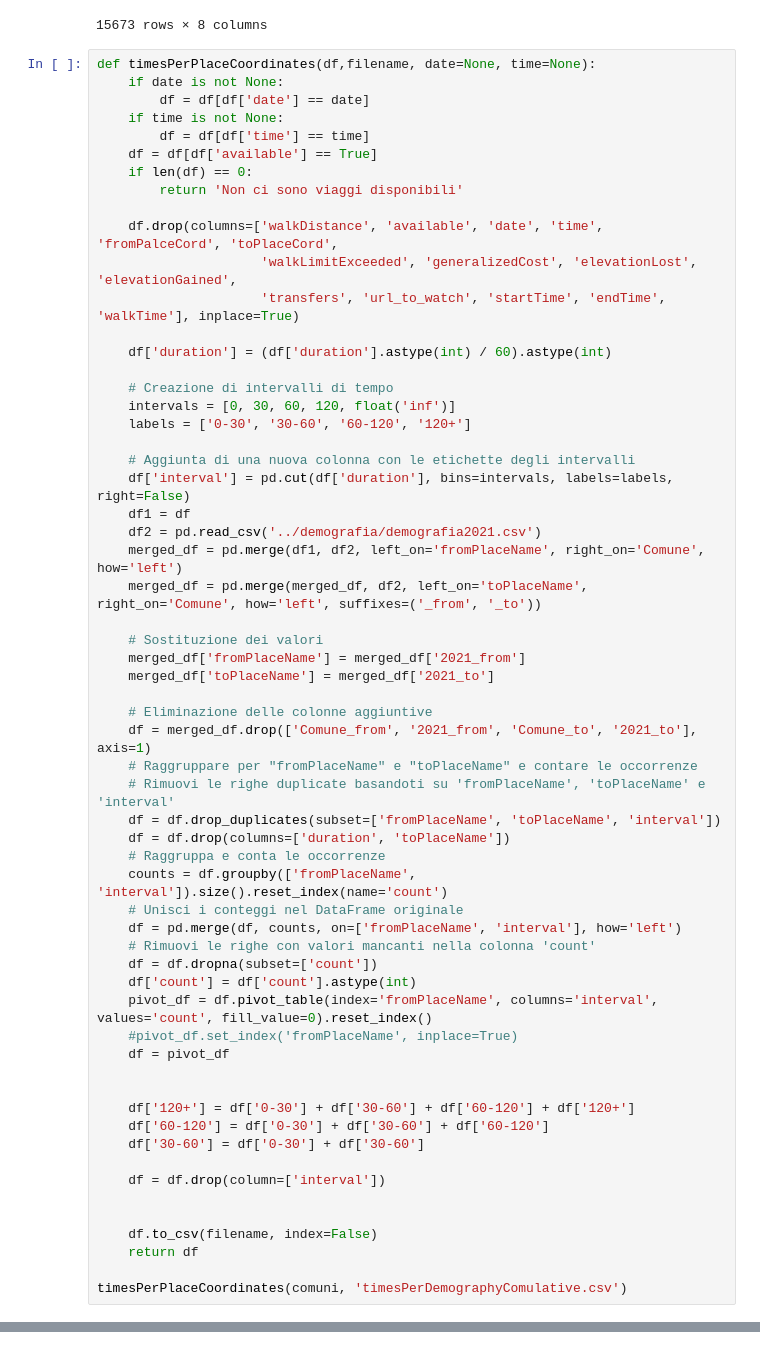
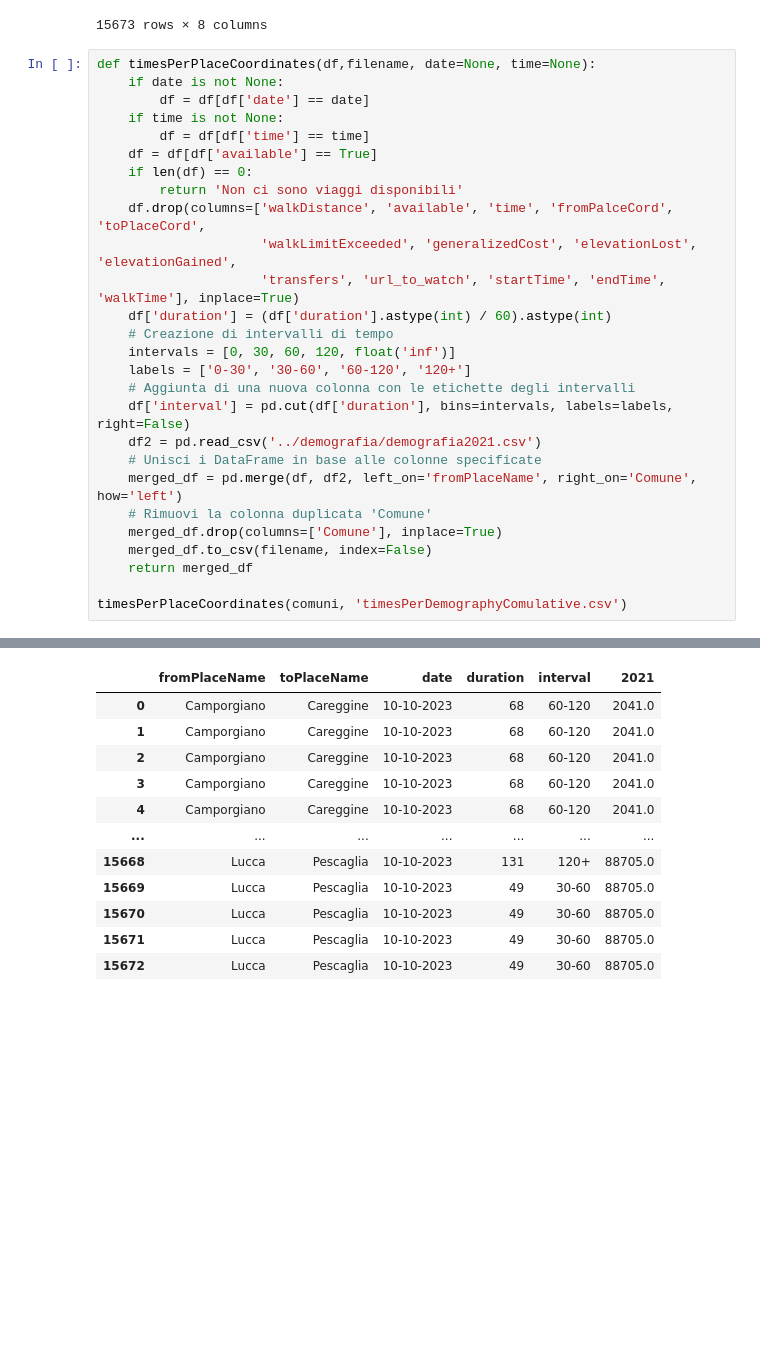
Before and after one commit to bianchi-john/OTPBorghi, a Jupyter notebook: histogram or scatterplot/histogram or scatterplot.ipynb, the cells around one changed output, grey strips where cells are left out. Cells and saved outputs as stored; diff of their text form; blank space fills up the shorter version.

```diff
--- a/histogram or scatterplot/histogram or scatterplot.ipynb
+++ b/histogram or scatterplot/histogram or scatterplot.ipynb
@@ -117,55 +117,22 @@ def timesPerPlaceCoordinates(df,filename, date=None, time=None):
     df = df[df['available'] == True]
     if len(df) == 0:
         return 'Non ci sono viaggi disponibili'
-
-    df.drop(columns=['walkDistance', 'available', 'date', 'time', 'fromPalceCord', 'toPlaceCord',
+    df.drop(columns=['walkDistance', 'available', 'time', 'fromPalceCord', 'toPlaceCord',
                      'walkLimitExceeded', 'generalizedCost', 'elevationLost', 'elevationGained',
                      'transfers', 'url_to_watch', 'startTime', 'endTime', 'walkTime'], inplace=True)
-
     df['duration'] = (df['duration'].astype(int) / 60).astype(int)
-
     # Creazione di intervalli di tempo
     intervals = [0, 30, 60, 120, float('inf')]
     labels = ['0-30', '30-60', '60-120', '120+']
-
     # Aggiunta di una nuova colonna con le etichette degli intervalli
     df['interval'] = pd.cut(df['duration'], bins=intervals, labels=labels, right=False)
-    df1 = df
     df2 = pd.read_csv('../demografia/demografia2021.csv')
-    merged_df = pd.merge(df1, df2, left_on='fromPlaceName', right_on='Comune', how='left')
-    merged_df = pd.merge(merged_df, df2, left_on='toPlaceName', right_on='Comune', how='left', suffixes=('_from', '_to'))
-
-    # Sostituzione dei valori
-    merged_df['fromPlaceName'] = merged_df['2021_from']
-    merged_df['toPlaceName'] = merged_df['2021_to']
-
-    # Eliminazione delle colonne aggiuntive
-    df = merged_df.drop(['Comune_from', '2021_from', 'Comune_to', '2021_to'], axis=1)
-    # Raggruppare per "fromPlaceName" e "toPlaceName" e contare le occorrenze
-    # Rimuovi le righe duplicate basandoti su 'fromPlaceName', 'toPlaceName' e 'interval'
-    df = df.drop_duplicates(subset=['fromPlaceName', 'toPlaceName', 'interval'])
-    df = df.drop(columns=['duration', 'toPlaceName'])
-    # Raggruppa e conta le occorrenze
-    counts = df.groupby(['fromPlaceName', 'interval']).size().reset_index(name='count')
-    # Unisci i conteggi nel DataFrame originale
-    df = pd.merge(df, counts, on=['fromPlaceName', 'interval'], how='left')
-    # Rimuovi le righe con valori mancanti nella colonna 'count'
-    df = df.dropna(subset=['count'])
-    df['count'] = df['count'].astype(int)
-    pivot_df = df.pivot_table(index='fromPlaceName', columns='interval', values='count', fill_value=0).reset_index()
-    #pivot_df.set_index('fromPlaceName', inplace=True)
-    df = pivot_df
-
-
-    df['120+'] = df['0-30'] + df['30-60'] + df['60-120'] + df['120+']
-    df['60-120'] = df['0-30'] + df['30-60'] + df['60-120']
-    df['30-60'] = df['0-30'] + df['30-60']
-
-    df = df.drop(column=['interval'])
-
-
-    df.to_csv(filename, index=False)
-    return df
+    # Unisci i DataFrame in base alle colonne specificate
+    merged_df = pd.merge(df, df2, left_on='fromPlaceName', right_on='Comune', how='left')
+    # Rimuovi la colonna duplicata 'Comune'
+    merged_df.drop(columns=['Comune'], inplace=True)
+    merged_df.to_csv(filename, index=False)
+    return merged_df
 
 timesPerPlaceCoordinates(comuni, 'timesPerDemographyComulative.csv')
 # %% [output]
@@ -176,10 +143,22 @@ See the caveats in the documentation: https://pandas.pydata.org/pandas-docs/stab
 A value is trying to be set on a copy of a slice from a DataFrame.
 Try using .loc[row_indexer,col_indexer] = value instead
 
 See the caveats in the documentation: https://pandas.pydata.org/pandas-docs/stable/user_guide/indexing.html#returning-a-view-versus-a-copy
   df['duration'] = (df['duration'].astype(int) / 60).astype(int)
 A value is trying to be set on a copy of a slice from a DataFrame.
 Try using .loc[row_indexer,col_indexer] = value instead
 
 See the caveats in the documentation: https://pandas.pydata.org/pandas-docs/stable/user_guide/indexing.html#returning-a-view-versus-a-copy
   df['interval'] = pd.cut(df['duration'], bins=intervals, labels=labels, right=False)
+|  | fromPlaceName | toPlaceName | date | duration | interval | 2021 |
+| 0 | Camporgiano | Careggine | 10-10-2023 | 68 | 60-120 | 2041.0 |
+| 1 | Camporgiano | Careggine | 10-10-2023 | 68 | 60-120 | 2041.0 |
+| 2 | Camporgiano | Careggine | 10-10-2023 | 68 | 60-120 | 2041.0 |
+| 3 | Camporgiano | Careggine | 10-10-2023 | 68 | 60-120 | 2041.0 |
+| 4 | Camporgiano | Careggine | 10-10-2023 | 68 | 60-120 | 2041.0 |
+| ... | ... | ... | ... | ... | ... | ... |
+| 15668 | Lucca | Pescaglia | 10-10-2023 | 131 | 120+ | 88705.0 |
+| 15669 | Lucca | Pescaglia | 10-10-2023 | 49 | 30-60 | 88705.0 |
+| 15670 | Lucca | Pescaglia | 10-10-2023 | 49 | 30-60 | 88705.0 |
+| 15671 | Lucca | Pescaglia | 10-10-2023 | 49 | 30-60 | 88705.0 |
+| 15672 | Lucca | Pescaglia | 10-10-2023 | 49 | 30-60 | 88705.0 |
```
Also changed, not shown: parts of 1 cell of this notebook, 1 other file.
